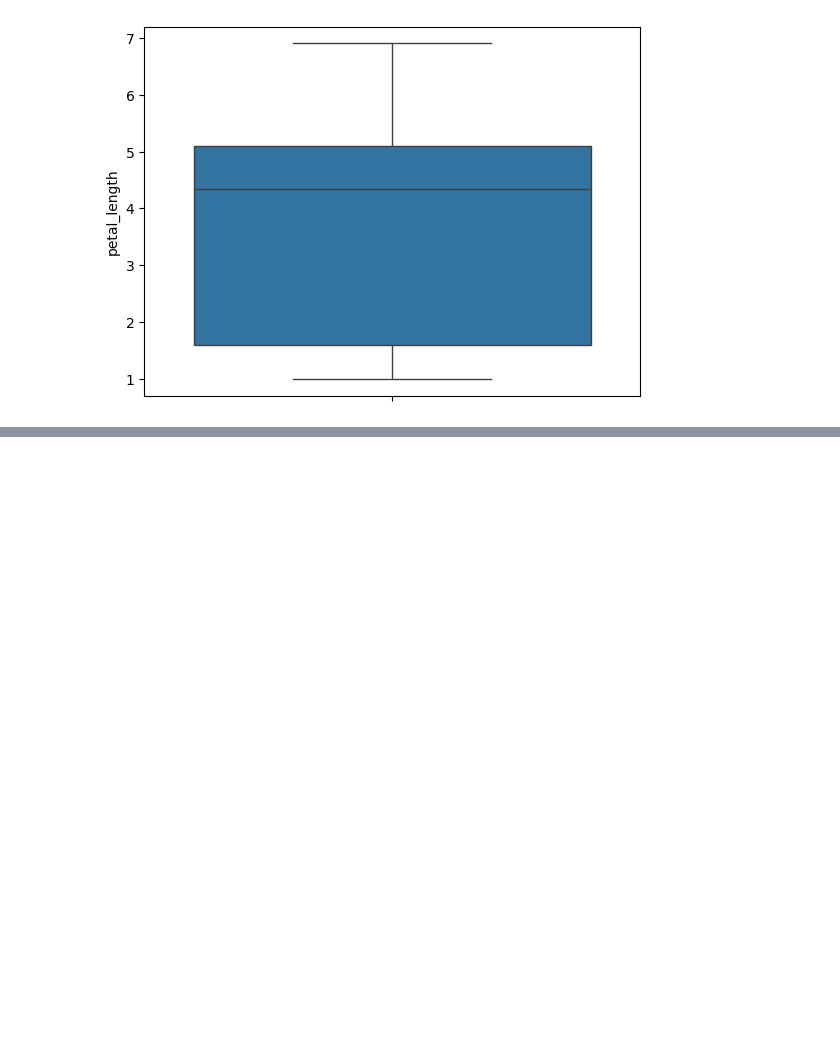
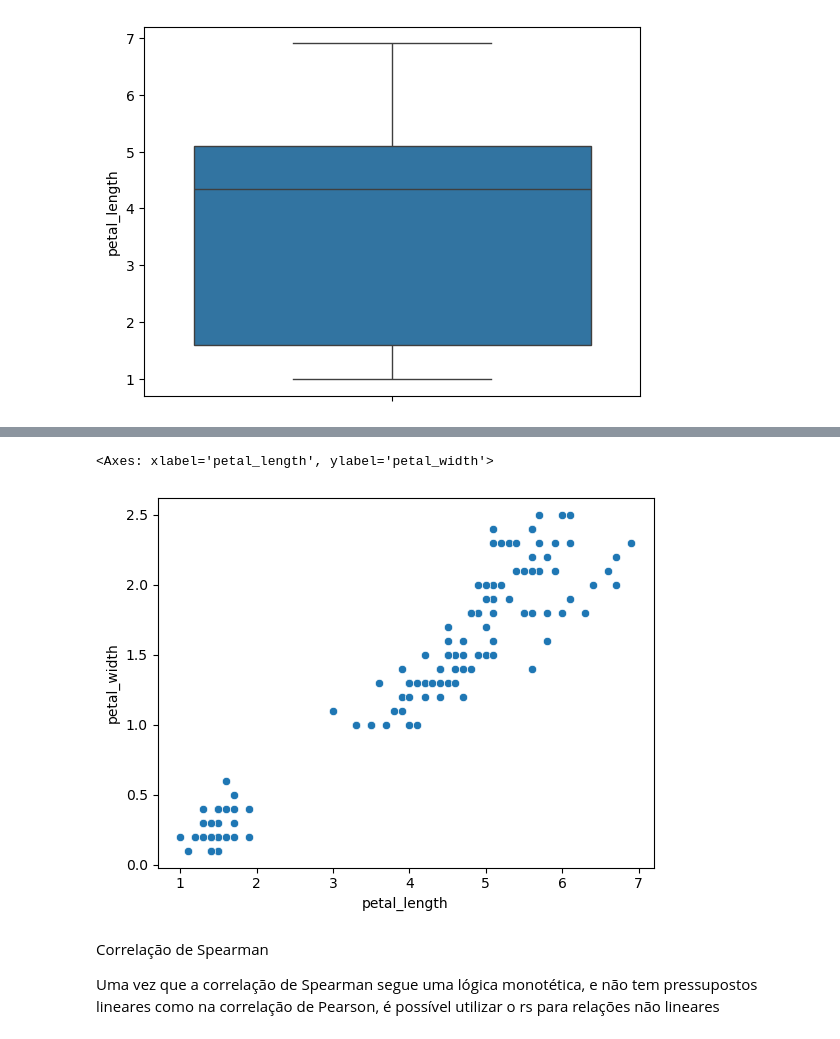
Before and after one commit to leandroclv/python_analise_dados_udemy, a Jupyter notebook: estatistica/esatistica.ipynb, the cells around one changed output, grey strips where cells are left out. Drawn from its saved outputs; the diff is of its cells as text; code cells hidden in the pictures; blank space fills up the shorter version.

```diff
--- a/estatistica/esatistica.ipynb
+++ b/estatistica/esatistica.ipynb
@@ -86,0 +193,9 @@ sns.boxplot(base_dados['petal_length'])
+# %%
+sns.scatterplot(data=base_dados, x='petal_length', y='petal_width')
+# %% [output]
+<Axes: xlabel='petal_length', ylabel='petal_width'>
+[figure, added]
+# %% [markdown]
+Correlação de Spearman
+
+Uma vez que a correlação de Spearman segue uma lógica monotética, e não tem pressupostos lineares como na correlação de Pearson, é possível utilizar o rs para relações não lineares
```
Also changed, not shown: parts of 23 cells of this notebook, 4 other files.
